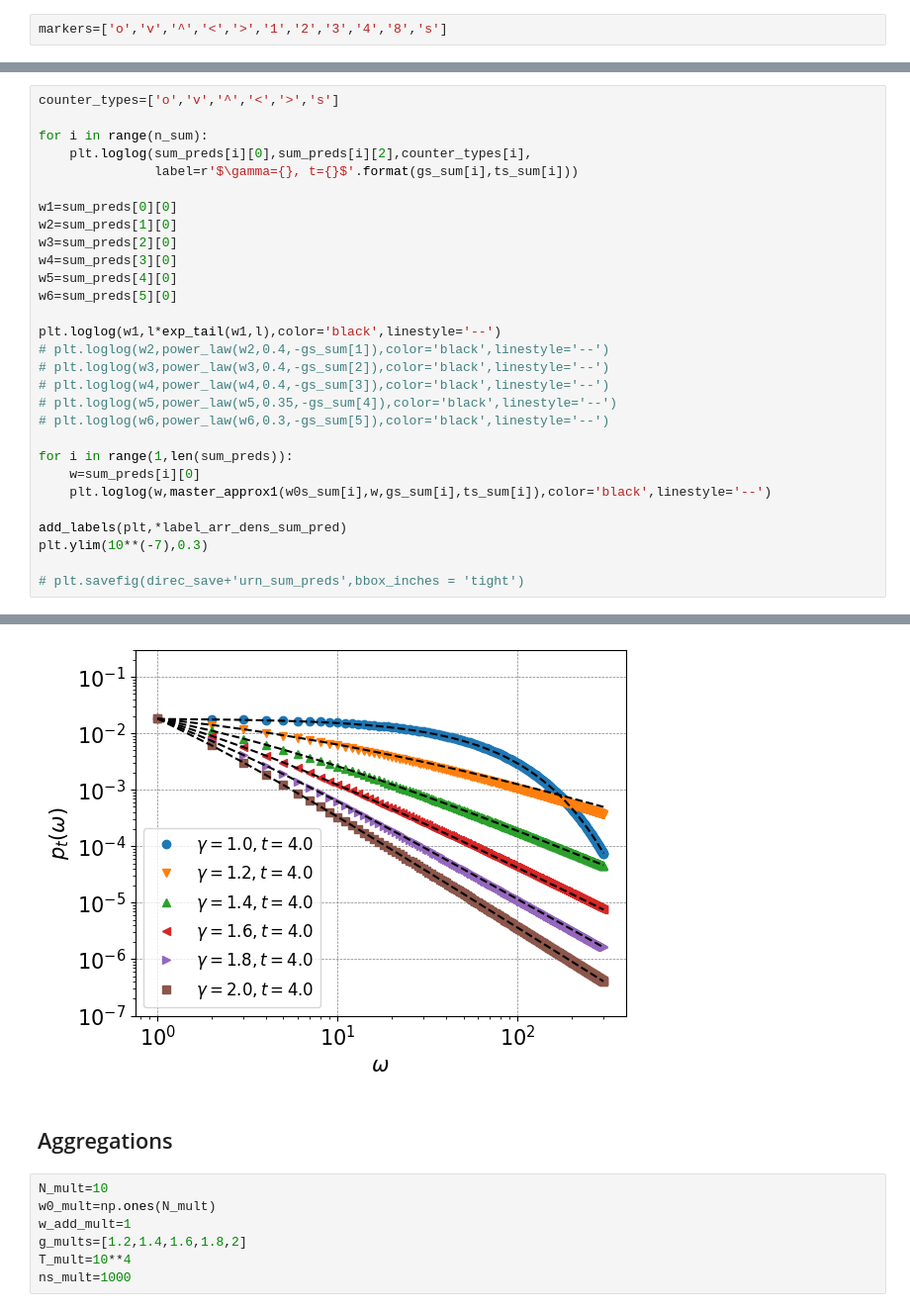
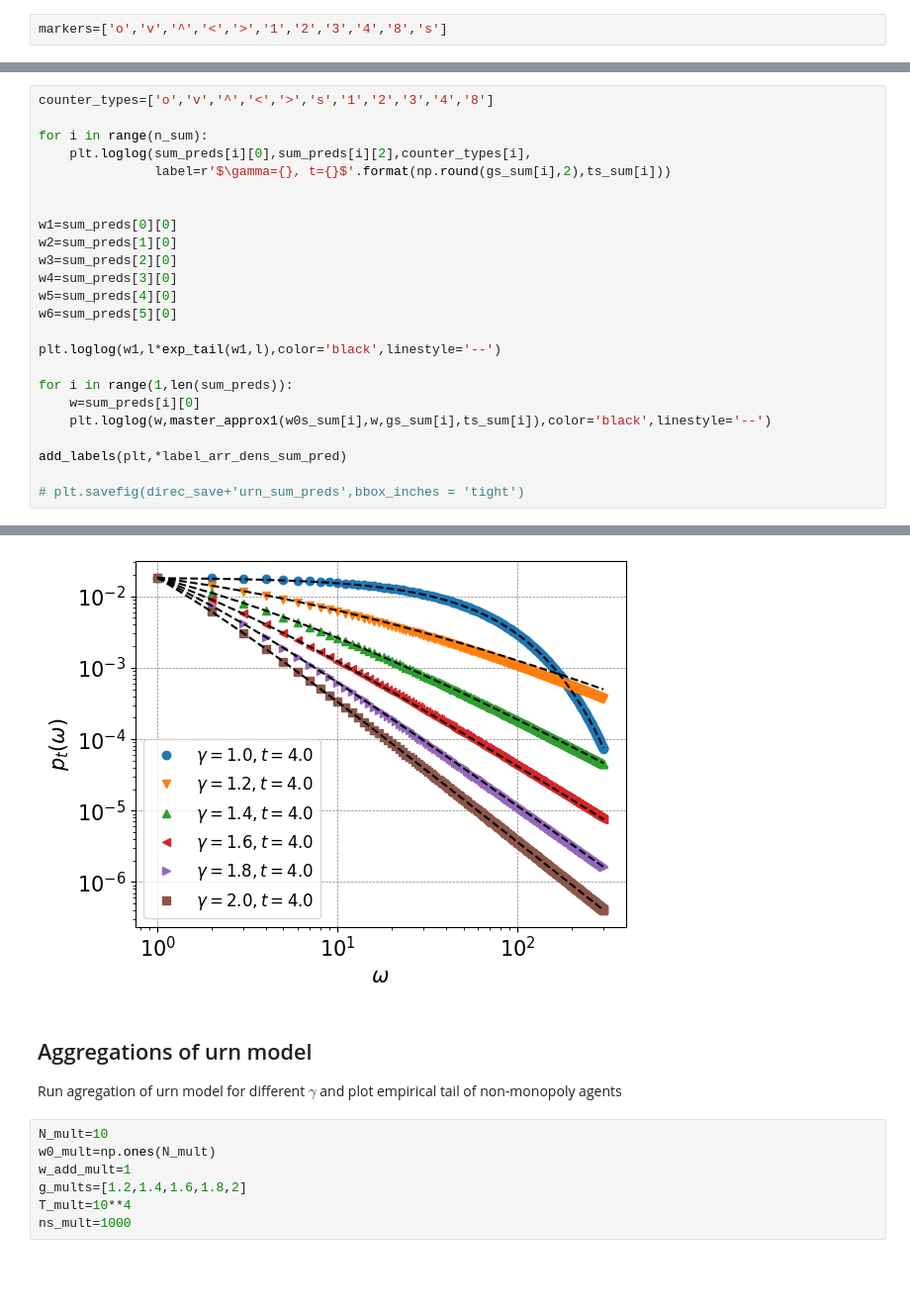
Before and after one commit to saf92/Urn-balls-in-bins-model, a Jupyter notebook: urn_code.ipynb, the cells around one changed output, grey strips where cells are left out. Shown at 99% size. Cells and saved outputs as stored; diff of their text form; blank space fills up the shorter version.

```diff
--- a/urn_code.ipynb
+++ b/urn_code.ipynb
@@ -531,10 +537,11 @@ add_labels(plt,*label_arr_summand)
 [figure]
 # %%
-counter_types=['o','v','^','<','>','s']
+counter_types=['o','v','^','<','>','s','1','2','3','4','8']
 
 for i in range(n_sum):
     plt.loglog(sum_preds[i][0],sum_preds[i][2],counter_types[i],
-               label=r'$\gamma={}, t={}$'.format(gs_sum[i],ts_sum[i]))
+               label=r'$\gamma={}, t={}$'.format(np.round(gs_sum[i],2),ts_sum[i]))
+
 
 w1=sum_preds[0][0]
 w2=sum_preds[1][0]
@@ -544,18 +551,12 @@ w5=sum_preds[4][0]
 w6=sum_preds[5][0]
 
 plt.loglog(w1,l*exp_tail(w1,l),color='black',linestyle='--')
-# plt.loglog(w2,power_law(w2,0.4,-gs_sum[1]),color='black',linestyle='--')
-# plt.loglog(w3,power_law(w3,0.4,-gs_sum[2]),color='black',linestyle='--')
-# plt.loglog(w4,power_law(w4,0.4,-gs_sum[3]),color='black',linestyle='--')
-# plt.loglog(w5,power_law(w5,0.35,-gs_sum[4]),color='black',linestyle='--')
-# plt.loglog(w6,power_law(w6,0.3,-gs_sum[5]),color='black',linestyle='--')
 
 for i in range(1,len(sum_preds)):
     w=sum_preds[i][0]
     plt.loglog(w,master_approx1(w0s_sum[i],w,gs_sum[i],ts_sum[i]),color='black',linestyle='--')
 
 add_labels(plt,*label_arr_dens_sum_pred)
-plt.ylim(10**(-7),0.3)
 
 # plt.savefig(direc_save+'urn_sum_preds',bbox_inches = 'tight')
 # %% [output]
@@ -562,6 +564,8 @@ plt.ylim(10**(-7),0.3)
-[figure, old version]
+[figure, new version]
 # %% [markdown]
-## Aggregations
+## Aggregations of urn model
+
+Run agregation of urn model for different $\gamma$ and plot empirical tail of non-monopoly agents
 # %%
 N_mult=10
 w0_mult=np.ones(N_mult)
```
Also changed, not shown: parts of 64 cells of this notebook, 12 other files.
